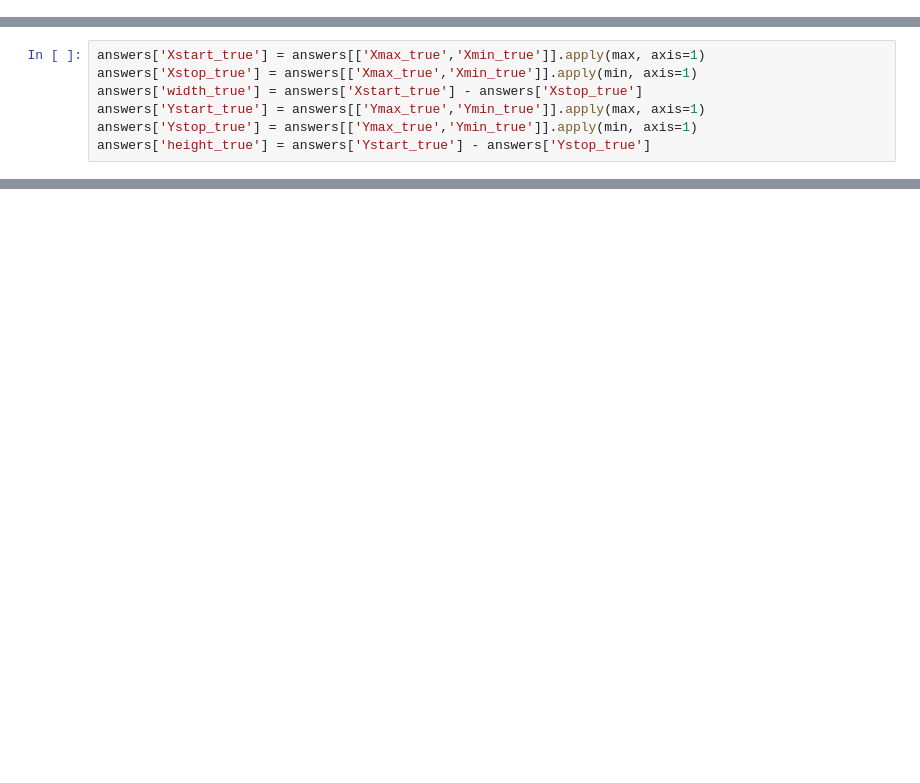
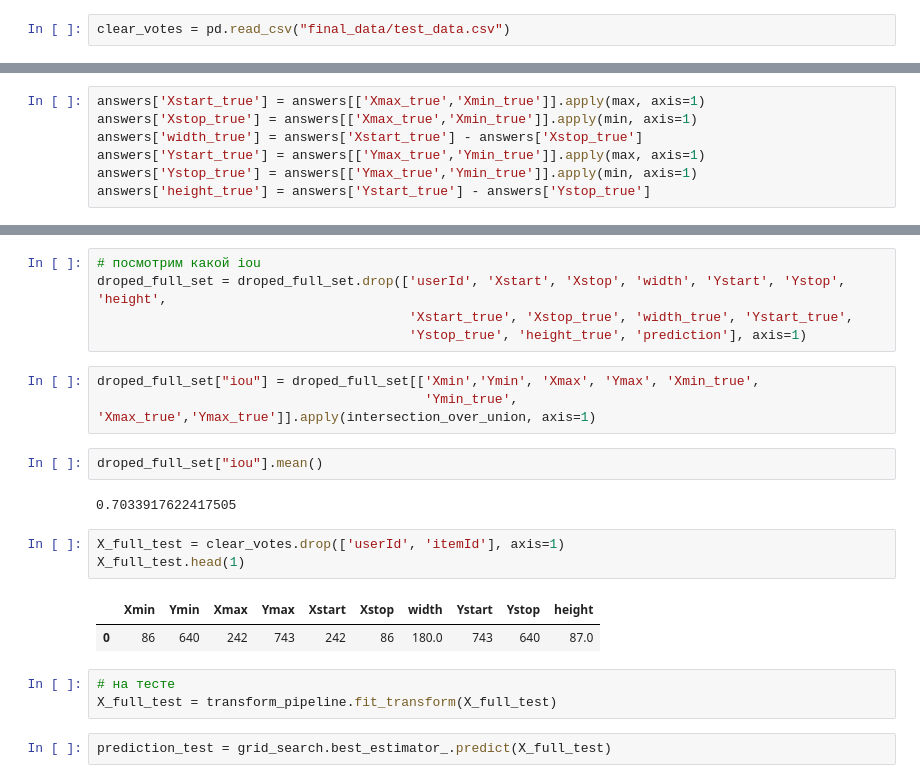
Before and after one commit to KonstantinKlepikov/mlbootcamp, a Jupyter notebook: cleaning_data.ipynb, the cells around one changed output, grey strips where cells are left out. Cells and saved outputs as stored; diff of their text form; blank space fills up the shorter version.

```diff
--- a/cleaning_data.ipynb
+++ b/cleaning_data.ipynb
@@ -56,6 +71,8 @@ def intersection_over_union(boxes):
 votes = pd.read_csv("final_data/train_data.csv")
 # %%
 answers = pd.read_csv("final_data/train_answers.csv")
+# %%
+clear_votes = pd.read_csv("final_data/test_data.csv")
 # %%
 quorum = votes.groupby("itemId")[['Xmin','Ymin', 'Xmax', 'Ymax']].mean().reset_index()
 # %%
@@ -278,0 +465,23 @@ array([0.0025039 , 0.08724773, 0.10103802, 0.20918652, 0.09343469,
+# %%
+# посмотрим какой iou
+droped_full_set = droped_full_set.drop(['userId', 'Xstart', 'Xstop', 'width', 'Ystart', 'Ystop', 'height',
+                                        'Xstart_true', 'Xstop_true', 'width_true', 'Ystart_true',
+                                        'Ystop_true', 'height_true', 'prediction'], axis=1)
+# %%
+droped_full_set["iou"] = droped_full_set[['Xmin','Ymin', 'Xmax', 'Ymax', 'Xmin_true',
+                                          'Ymin_true', 'Xmax_true','Ymax_true']].apply(intersection_over_union, axis=1)
+# %%
+droped_full_set["iou"].mean()
+# %% [output]
+0.7033917622417505
+# %%
+X_full_test = clear_votes.drop(['userId', 'itemId'], axis=1)
+X_full_test.head(1)
+# %% [output]
+|  | Xmin | Ymin | Xmax | Ymax | Xstart | Xstop | width | Ystart | Ystop | height |
+| 0 | 86 | 640 | 242 | 743 | 242 | 86 | 180.0 | 743 | 640 | 87.0 |
+# %%
+# на тесте
+X_full_test = transform_pipeline.fit_transform(X_full_test)
+# %%
+prediction_test = grid_search.best_estimator_.predict(X_full_test)
```
Also changed, not shown: parts of 47 cells of this notebook, 1 other file.
